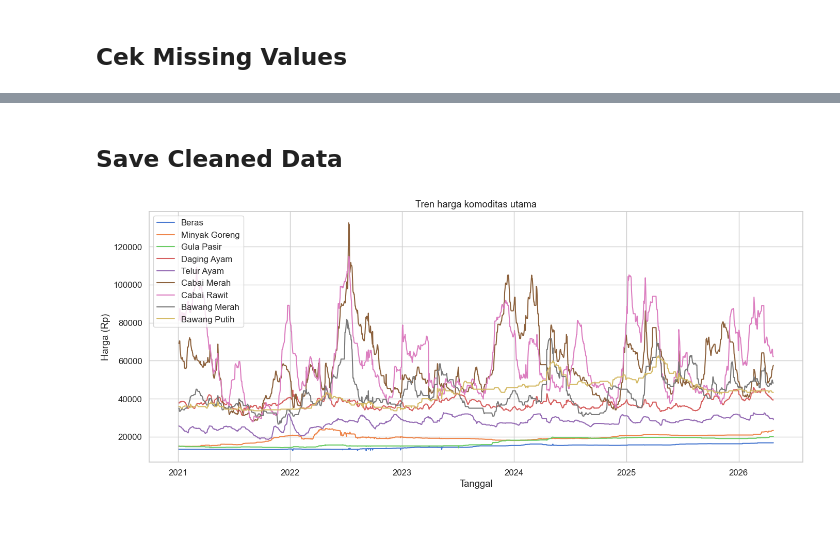
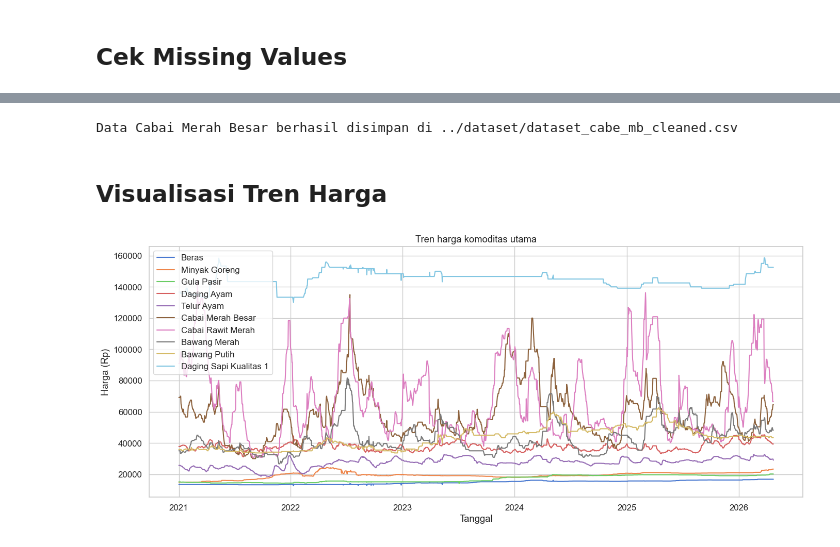
Before and after one commit to jeebrielibr/ProjectML_PrediksiHargaCabai, a Jupyter notebook: notebook/Data Cleaning - Harga Bahan Pokok.ipynb, the cells around one changed output, grey strips where cells are left out. Saved outputs shown, nothing was run; the diff lists cells and outputs as text; code cells hidden in the pictures.

Commit message:
feat: data cleaning done on cuaca and cabe

```diff
--- a/notebook/Data Cleaning - Harga Bahan Pokok.ipynb
+++ b/notebook/Data Cleaning - Harga Bahan Pokok.ipynb
@@ -11,16 +42,0 @@ operable program or batch file.
-# %%
-import os
-import pandas as pd
-
-path1 = 'dataset/PIHPS_Jakarta_Full_2021_2026.csv'
-path2 = 'PIHPS_Jakarta_Full_2021_2026.csv'
-
-if os.path.exists(path1):
-    path = path1
-elif os.path.exists(path2):
-    path = path2
-else:
-    raise FileNotFoundError("Neither file path exists.")
-
-df_harga = pd.read_csv(path, sep=',')
-df_harga.info()
@@ -80,7 +87,0 @@ df_harga.head()
-# %%
-# Ubah kolom harga dari string ke numeric
-harga_columns = df_harga.columns[1:]  # Asumsikan kolom pertama adalah 'Tanggal'
-for col in harga_columns:
-    df_harga[col] = df_harga[col].str.replace(',', '', regex=False)  # Hapus koma sebagai pemisah ribuan
-    df_harga[col] = pd.to_numeric(df_harga[col], errors='coerce')  # Ubah ke numeric, non-numeric akan menjadi NaN
-df_harga.info()
@@ -168,8 +123,6 @@ df_harga[df_harga.duplicated()]
 # %%
-# Set index ke kolom Tanggal dan urutkan berdasarkan tanggal lama ke baru
-
+# Set index ke kolom Tanggal
 harga_time = df_harga.set_index("Tanggal")
-harga_time = harga_time.sort_index()
 harga_time.head()
 # %% [output]
 |  | Bawang Merah | Bawang Merah Ukuran Sedang | Bawang Putih | Bawang Putih Ukuran Sedang | Beras | Beras Kualitas Bawah I | ... |
@@ -217,42 +136,41 @@ df_harga.iloc[29:32]
-# %% [markdown]
-## Save Cleaned Data
 # %%
 # save data yang sudah dibersihkan ke file baru
-harga_time.to_csv('dataset/PIHPS_Jakarta_Cleaned_2021_2026.csv', index=True)
+harga_time.to_csv('../dataset/PIHPS_Jakarta_Cleaned_2021_2026.csv', index=True)
+
+# Export khusus data Cabai Merah Besar
+df_cabe_mb = harga_time[['Cabai Merah Besar']]
+df_cabe_mb.to_csv('../dataset/dataset_cabe_mb_cleaned.csv', index=True)
+print("Data Cabai Merah Besar berhasil disimpan di ../dataset/dataset_cabe_mb_cleaned.csv")
+# %% [output]
+Data Cabai Merah Besar berhasil disimpan di ../dataset/dataset_cabe_mb_cleaned.csv
+# %% [markdown]
+## Visualisasi Tren Harga
 # %%
-import numpy as np
-import matplotlib.pyplot as plt
-import seaborn as sns
-
 sns.set(style="whitegrid", palette="muted", font_scale=1.1)
-
-# Siapkan data numerik dan time series
-harga_numeric = df_harga.select_dtypes(include=[np.number])
-harga_time = df_harga.set_index("Tanggal")[harga_numeric.columns]
 
 # Visualisasi tren harga beberapa komoditas utama
 selected = [
     "Beras",
     "Minyak Goreng",
     "Gula Pasir",
     "Daging Ayam",
     "Telur Ayam",
-    "Cabai Merah",
-    "Cabai Rawit",
+    "Cabai Merah Besar",
+    "Cabai Rawit Merah",
     "Bawang Merah",
     "Bawang Putih",
-    "Daging Sapi "
+    "Daging Sapi Kualitas 1"
 ]
 selected = [c for c in selected if c in harga_time.columns]
 plt.figure(figsize=(14, 6))
 for col in selected:
     plt.plot(harga_time.index, harga_time[col], label=col)
 
 plt.legend(loc="upper left")
 plt.title("Tren harga komoditas utama")
 plt.xlabel("Tanggal")
 plt.ylabel("Harga (Rp)")
 plt.tight_layout()
 plt.show()
 # %% [output]
-[figure, old version]
+[figure, new version]
```
Also changed, not shown: parts of 15 cells of this notebook, 3 other files.
